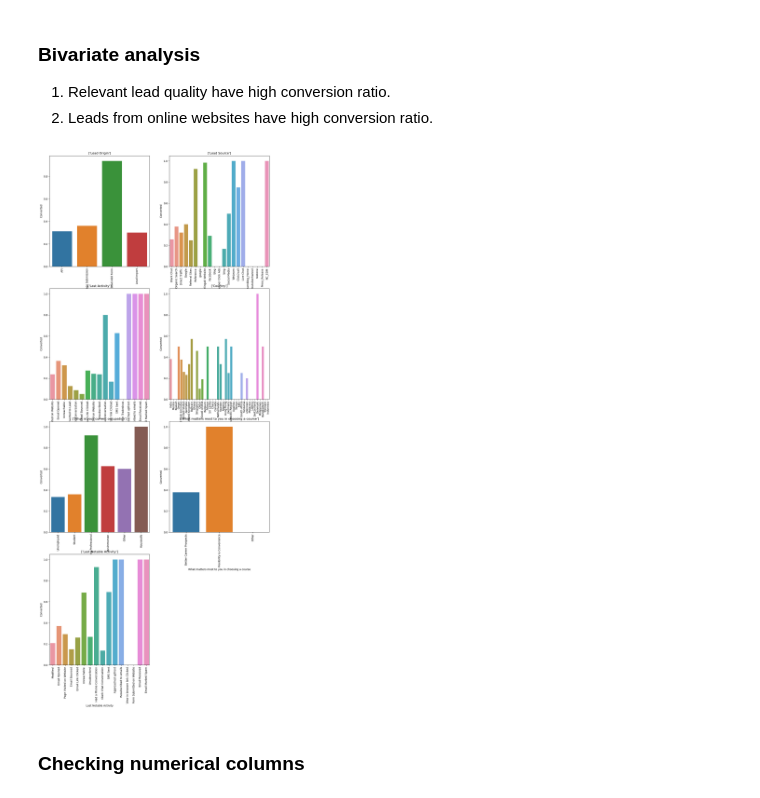
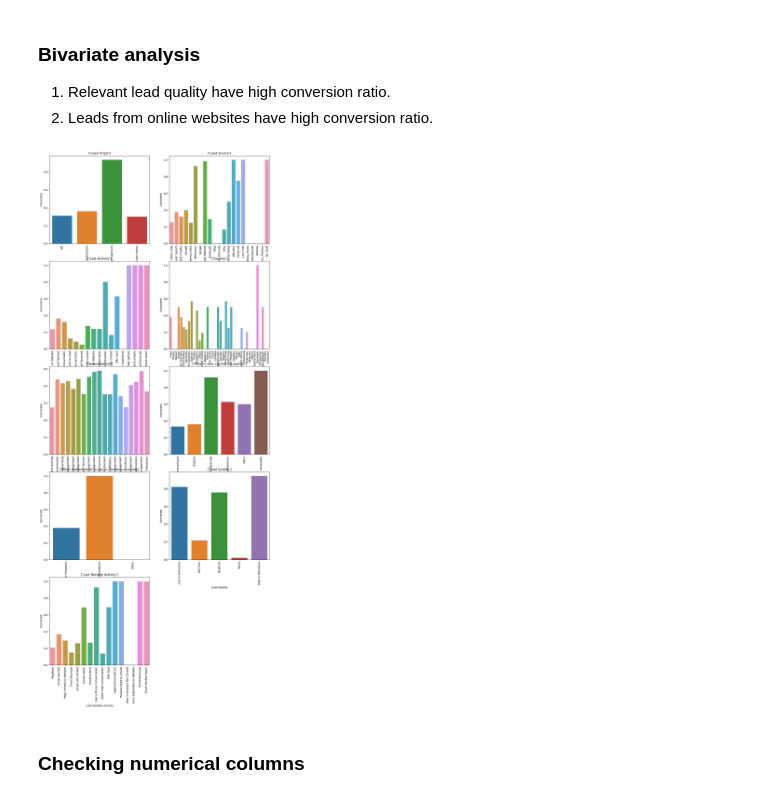
Before and after one commit to artik-gupta/Lead-Score-Case-study-assignment, a Jupyter notebook: LR model.ipynb, the cells around one changed output. Drawn from its saved outputs; the diff is of its cells as text; code cells hidden in the pictures.

```diff
--- a/LR model.ipynb
+++ b/LR model.ipynb
@@ -75,0 +72,10 @@ data.replace('Select', np.nan, inplace = True)
+# %%
+#replaceing select in specialization with 'Not working' cateogry where What is your current occupation is in studnet and unemployed category
+data.Specialization[data['What is your current occupation'].isin(['Student', 'Unemployed']) &\
+                    data['Specialization'].isin(['Select'])] = 'Not working'
+
+#changing other columns select to nan
+data.replace('Select', np.nan, inplace = True)
+
+#changing nan to Not sure in lead quality column as it is the safest substitute
+data['Lead Quality'].replace(np.nan, 'Not Sure', inplace = True)
@@ -124,6 +135,7 @@ data.replace(['Yes', 'No'], [1, 0], inplace = True)
 data['Country'] = data['Country'].fillna(data.Country.mode()[0])
 data['What is your current occupation'] = data['What is your current occupation'].fillna(data['What is your current occupation'].mode()[0])
 data['What matters most to you in choosing a course'] = data['What matters most to you in choosing a course'].fillna(data['What matters most to you in choosing a course'].mode()[0])
+data.Specialization.replace(np.nan, 'Not working', inplace = True)
 
 #dropping nan values as they are low in number
 data.dropna(inplace = True)
@@ -165,9 +172,14 @@ Checking the count of categories:
 2. Most of the leads are unemployed.
 3. Large proportion of leads are from mumbai city.
 # %%
+obj_col = ['Lead Origin', 'Lead Source', 'Last Activity', 'Country', 'Specialization',
+       'What is your current occupation',
+       'What matters most to you in choosing a course', 'Lead Quality',
+       'Last Notable Activity']
+
 plt.figure(figsize= (15,30))
 for i in range(len(obj_col)):
-    plt.subplot(4,2,i+1)
+    plt.subplot(5,2,i+1)
     sns.countplot(x = data[obj_col[i]])
     plt.title(obj_col[i])
     plt.xticks(rotation = 90)
@@ -179,20 +191,20 @@ plt.show()
 1. Relevant lead quality have high conversion ratio.
 2. Leads from online websites have high conversion ratio.
 # %%
-obj_col = ['Lead Origin', 'Lead Source', 'Last Activity', 'Country',
+obj_col = ['Lead Origin', 'Lead Source', 'Last Activity', 'Country', 'Specialization',
        'What is your current occupation',
-       'What matters most to you in choosing a course',
+       'What matters most to you in choosing a course', 'Lead Quality',
        'Last Notable Activity']
 
 plt.figure(figsize= (15,35))
 for i in range(len(obj_col[:30])):
-    plt.subplot(4,2,i+1)
+    plt.subplot(5,2,i+1)
     sns.barplot(x = data[obj_col[i]], y = data.Converted, estimator = 'mean', errorbar = None)
     plt.title([obj_col[i]])
     plt.xticks(rotation = 90)
 plt.show()
 # %% [output]
-[figure, old version]
+[figure, new version]
 # %% [markdown]
 ### Checking numerical columns
 # %%
```
Also changed, not shown: parts of 37 cells of this notebook.
